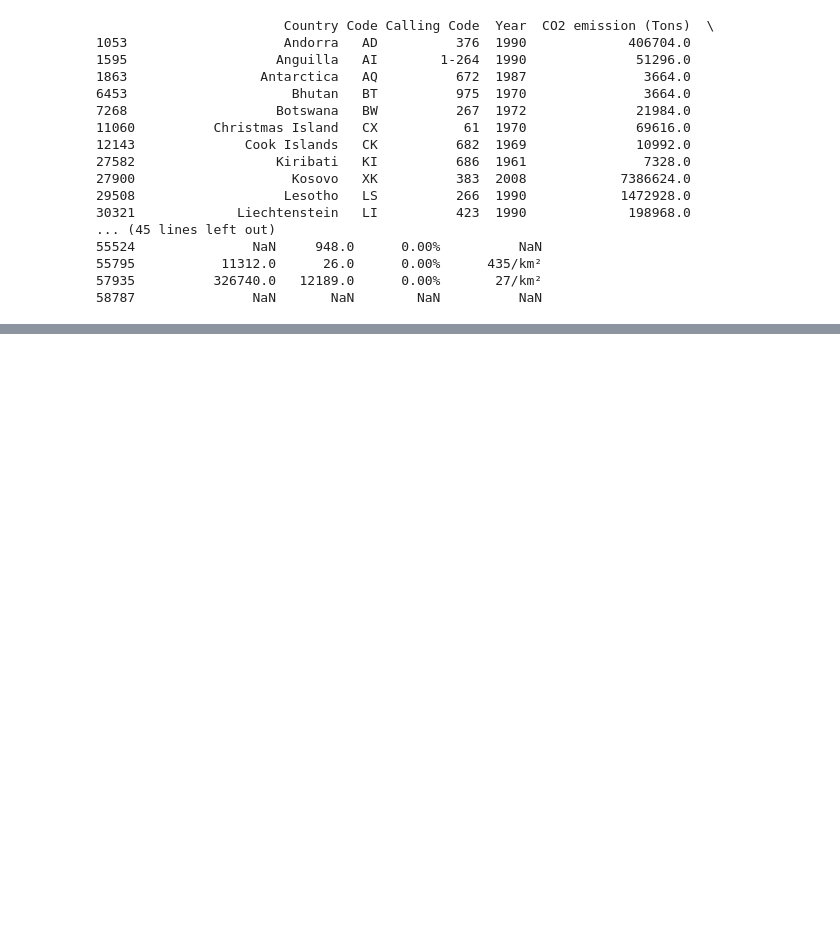
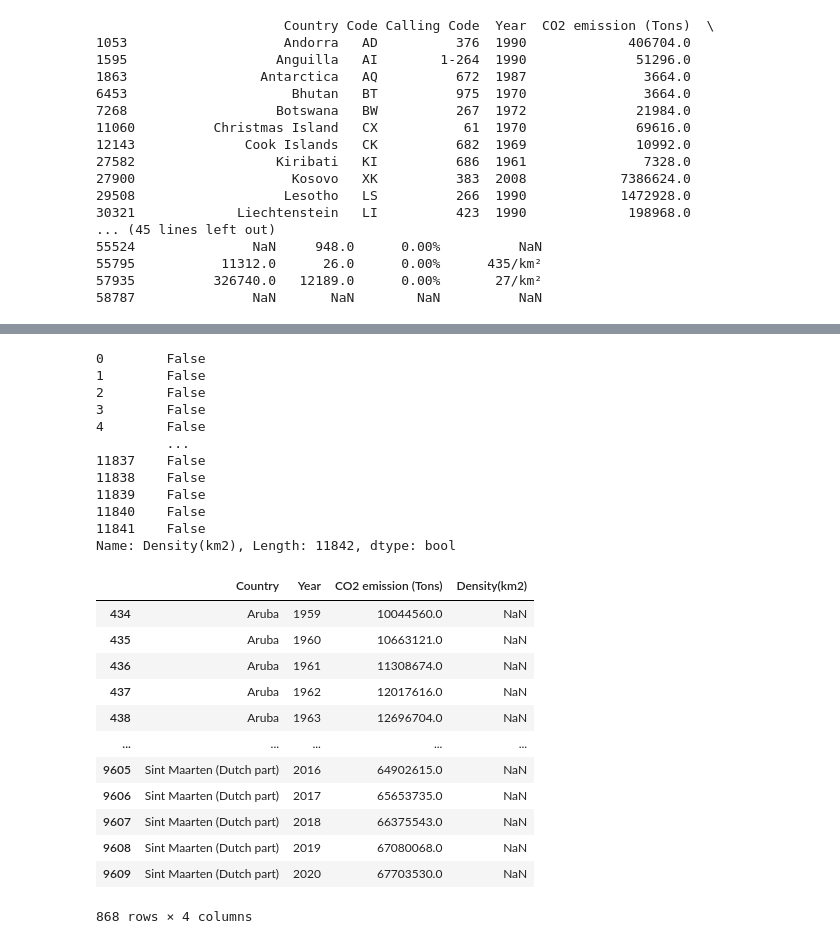
Before and after one commit to DaniMe98/Ward-on-annual-CO2-GDP, a Jupyter notebook: data_preparation.ipynb, the cells around one changed output, grey strips where cells are left out. Saved outputs shown, nothing was run; the diff lists cells and outputs as text; code cells hidden in the pictures; blank space fills up the shorter version.

```diff
--- a/data_preparation.ipynb
+++ b/data_preparation.ipynb
@@ -96,0 +159,2 @@ df_final
+# %%
+df_new=df_new.drop(columns=['index','level_0','Code','Calling Code','_merge','Area','Population(2022)','% of World'])
@@ -96,0 +175,33 @@ df_final
+# %%
+
+check_nan =df_new['Density(km2)'].isnull()
+print(check_nan)
+df_new.loc[df_new['Density(km2)'].isnull()]
+
+# printing the result
+# %% [output]
+0        False
+1        False
+2        False
+3        False
+4        False
+         ...
+11837    False
+11838    False
+11839    False
+11840    False
+11841    False
+Name: Density(km2), Length: 11842, dtype: bool
+|  | Country | Year | CO2 emission (Tons) | Density(km2) |
+| 434 | Aruba | 1959 | 10044560.0 | NaN |
+| 435 | Aruba | 1960 | 10663121.0 | NaN |
+| 436 | Aruba | 1961 | 11308674.0 | NaN |
+| 437 | Aruba | 1962 | 12017616.0 | NaN |
+| 438 | Aruba | 1963 | 12696704.0 | NaN |
+| ... | ... | ... | ... | ... |
+| 9605 | Sint Maarten (Dutch part) | 2016 | 64902615.0 | NaN |
+| 9606 | Sint Maarten (Dutch part) | 2017 | 65653735.0 | NaN |
+| 9607 | Sint Maarten (Dutch part) | 2018 | 66375543.0 | NaN |
+| 9608 | Sint Maarten (Dutch part) | 2019 | 67080068.0 | NaN |
+| 9609 | Sint Maarten (Dutch part) | 2020 | 67703530.0 | NaN |
+868 rows × 4 columns
```
Also changed, not shown: parts of 10 cells of this notebook.
